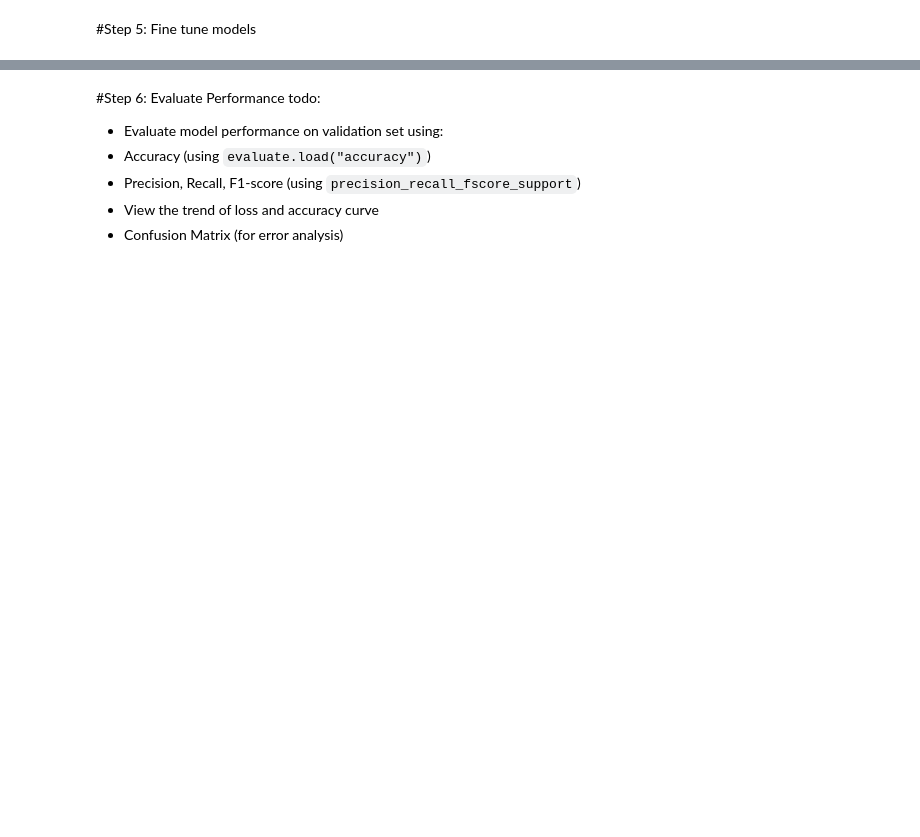
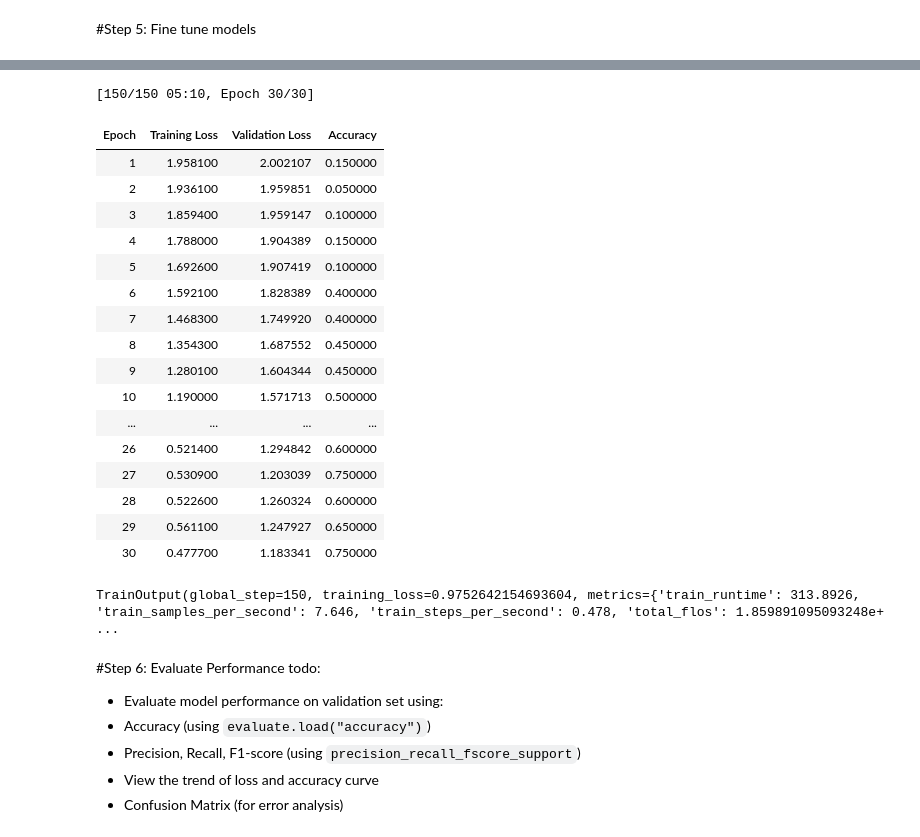
Before and after one commit to allbert4/MED_263_Group_1, a Jupyter notebook: MED263_Tutorial.ipynb, the cells around one changed output, grey strips where cells are left out. Cells and saved outputs as stored; diff of their text form; code cells hidden in the pictures; blank space fills up the shorter version.

```diff
--- a/MED263_Tutorial.ipynb
+++ b/MED263_Tutorial.ipynb
@@ -286,34 +350,56 @@ model = AutoModelForImageClassification.from_pretrained(
 # %%
 # @title Hyperparameters
+
 training_args = TrainingArguments(
     output_dir="tuned_model",
     remove_unused_columns=False,
     eval_strategy="epoch",
     save_strategy="epoch",
+    logging_strategy="epoch",
     learning_rate=5e-5,                     # Learning rate
     lr_scheduler_type="cosine",
     per_device_train_batch_size=16,         # Batch size train
-    gradient_accumulation_steps=4,
+    gradient_accumulation_steps=1,
     per_device_eval_batch_size=16,          # Batch size eval
-    num_train_epochs=30,                     # Number of epochs
+    num_train_epochs=30,                    # Number of epochs
     warmup_ratio=0.1,
     load_best_model_at_end=True,
     metric_for_best_model="accuracy",
     push_to_hub=False,
     report_to="none"
 )
 
 trainer = Trainer(
     model=model,
     args=training_args,
     data_collator=data_collator,
     train_dataset=train_dataset,
     eval_dataset=test_dataset,
     compute_metrics=compute_metrics,
     processing_class=image_processor
 )
 
 trainer.train()
+# %% [output]
+[150/150 05:10, Epoch 30/30]
+| Epoch | Training Loss | Validation Loss | Accuracy |
+| 1 | 1.958100 | 2.002107 | 0.150000 |
+| 2 | 1.936100 | 1.959851 | 0.050000 |
+| 3 | 1.859400 | 1.959147 | 0.100000 |
+| 4 | 1.788000 | 1.904389 | 0.150000 |
+| 5 | 1.692600 | 1.907419 | 0.100000 |
+| 6 | 1.592100 | 1.828389 | 0.400000 |
+| 7 | 1.468300 | 1.749920 | 0.400000 |
+| 8 | 1.354300 | 1.687552 | 0.450000 |
+| 9 | 1.280100 | 1.604344 | 0.450000 |
+| 10 | 1.190000 | 1.571713 | 0.500000 |
+| ... | ... | ... | ... |
+| 26 | 0.521400 | 1.294842 | 0.600000 |
+| 27 | 0.530900 | 1.203039 | 0.750000 |
+| 28 | 0.522600 | 1.260324 | 0.600000 |
+| 29 | 0.561100 | 1.247927 | 0.650000 |
+| 30 | 0.477700 | 1.183341 | 0.750000 |
+TrainOutput(global_step=150, training_loss=0.9752642154693604, metrics={'train_runtime': 313.8926, 'train_samples_per_second': 7.646, 'train_steps_per_second': 0.478, 'total_flos': 1.859891095093248e+ ...
 # %% [markdown]
 #Step 6: Evaluate Performance
 todo:
```
Also changed, not shown: parts of 31 cells of this notebook.
